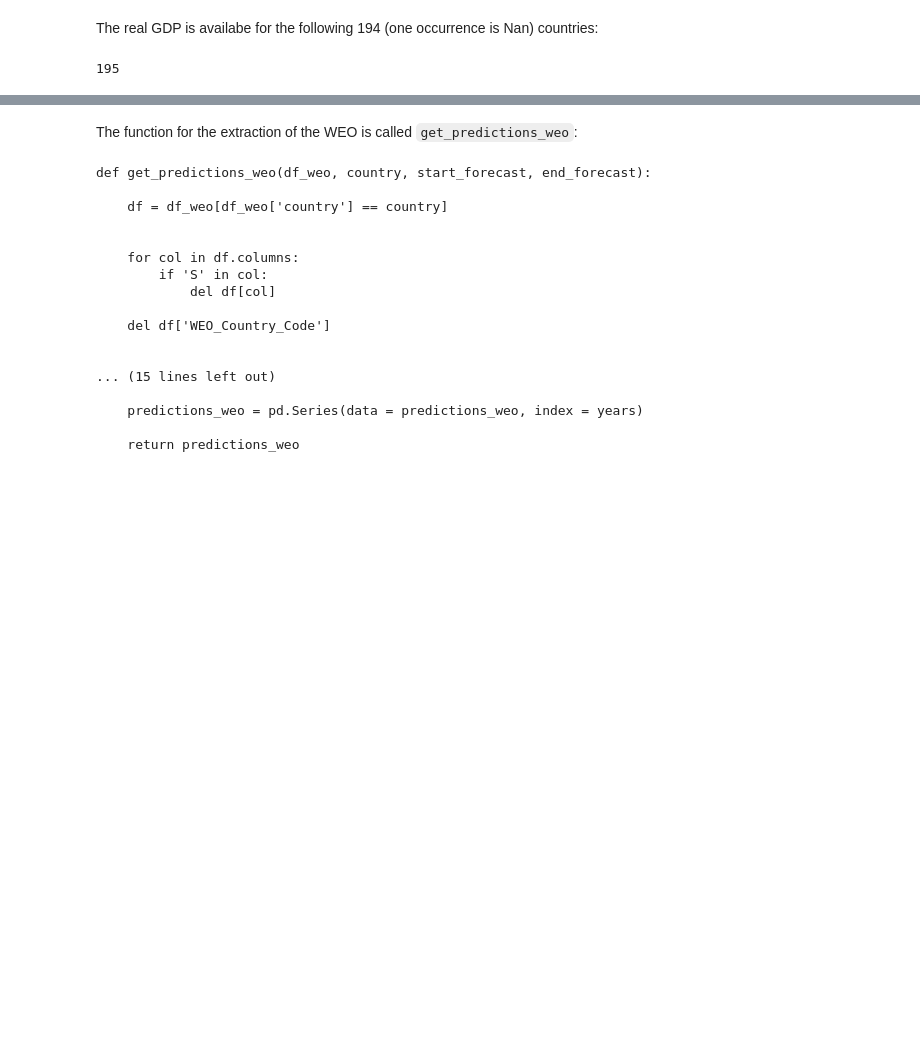
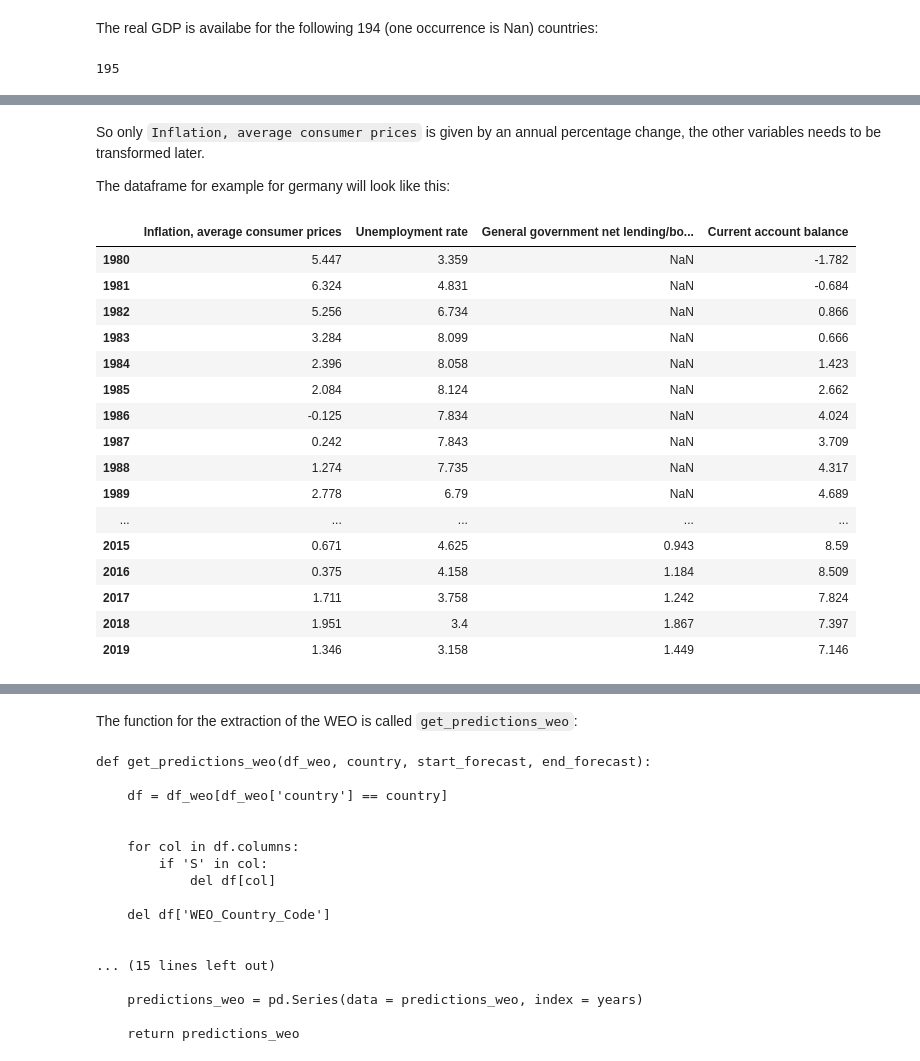
Before and after one commit to felix-ha/cfds_project, a Jupyter notebook: project_notebook.ipynb, the cells around one changed output, grey strips where cells are left out. Drawn from its saved outputs; the diff is of its cells as text; code cells hidden in the pictures; blank space fills up the shorter version.

Commit message:
first iteration of data collection

```diff
--- a/project_notebook.ipynb
+++ b/project_notebook.ipynb
@@ -150,0 +169,9 @@ array(['Afghanistan', 'Albania', 'Algeria', 'Angola',
+# %%
+imf_woe_variables = ['Inflation, average consumer prices', 'Unemployment rate', 'General government net lending/borrowing', 'Current account balance']
+
+for x in imf_woe_variables:
+    idx = df_weo_real_gdp['Subject Descriptor'] == x
+    print(x)
+    print(df_weo_real_gdp.loc[idx, 'Subject Notes'].unique())
+    print(df_weo_real_gdp.loc[idx, 'Units'].unique())
+    print('')
@@ -150,0 +194,25 @@ array(['Afghanistan', 'Albania', 'Algeria', 'Angola',
+# %% [markdown]
+So only `Inflation, average consumer prices` is given by an annual percentage change, the other variables needs to be transformed later.
+
+The dataframe for example for germany will look like this:
+# %%
+df_imf_woe_data =  get_imf_woe_data(df_weo_real_gdp, 'Germany', remove_na=False)
+df_imf_woe_data[imf_woe_variables]
+# %% [output]
+|  | Inflation, average consumer prices | Unemployment rate | General government net lending/bo... | Current account balance |
+| 1980 | 5.447 | 3.359 | NaN | -1.782 |
+| 1981 | 6.324 | 4.831 | NaN | -0.684 |
+| 1982 | 5.256 | 6.734 | NaN | 0.866 |
+| 1983 | 3.284 | 8.099 | NaN | 0.666 |
+| 1984 | 2.396 | 8.058 | NaN | 1.423 |
+| 1985 | 2.084 | 8.124 | NaN | 2.662 |
+| 1986 | -0.125 | 7.834 | NaN | 4.024 |
+| 1987 | 0.242 | 7.843 | NaN | 3.709 |
+| 1988 | 1.274 | 7.735 | NaN | 4.317 |
+| 1989 | 2.778 | 6.79 | NaN | 4.689 |
+| ... | ... | ... | ... | ... |
+| 2015 | 0.671 | 4.625 | 0.943 | 8.59 |
+| 2016 | 0.375 | 4.158 | 1.184 | 8.509 |
+| 2017 | 1.711 | 3.758 | 1.242 | 7.824 |
+| 2018 | 1.951 | 3.4 | 1.867 | 7.397 |
+| 2019 | 1.346 | 3.158 | 1.449 | 7.146 |
```
Also changed, not shown: parts of 29 cells of this notebook, 1 other file.
